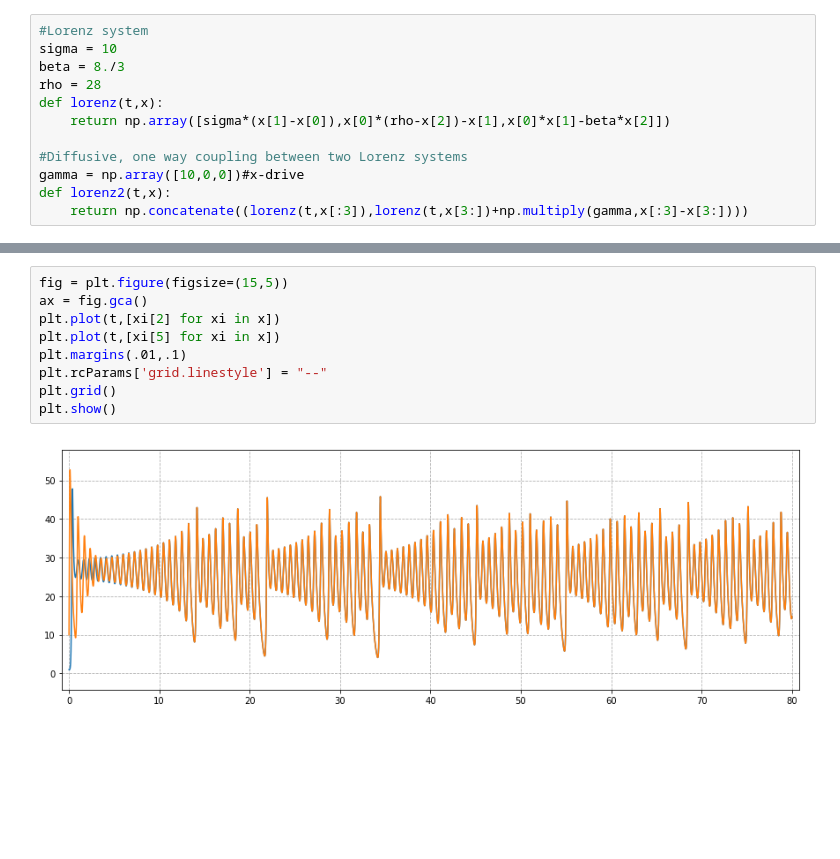
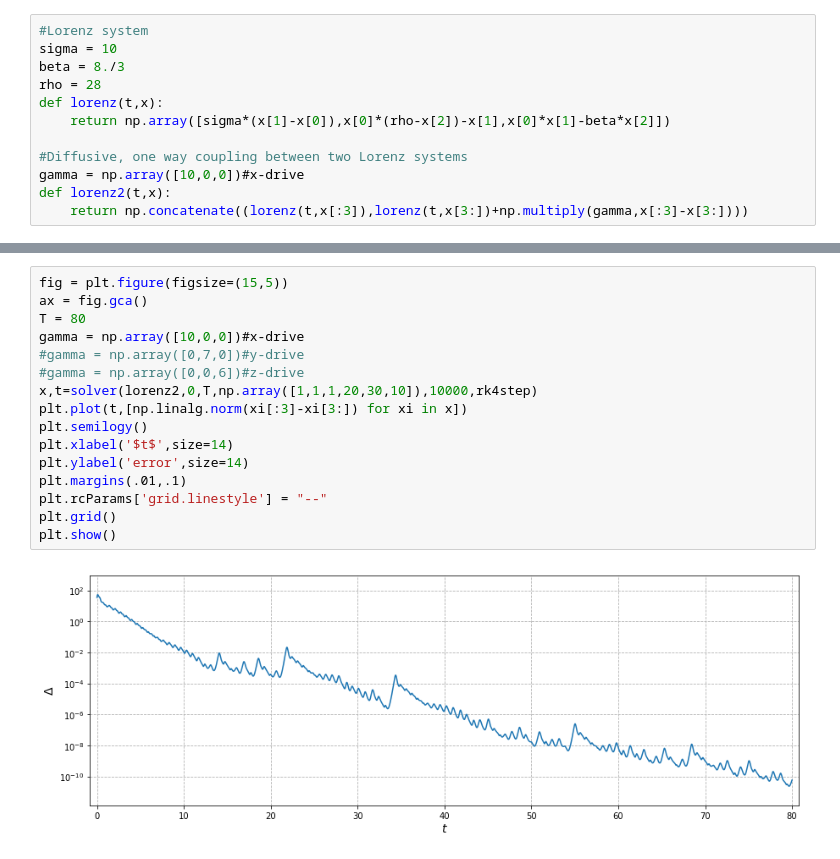
Before and after one commit to Legrandj/power, a Jupyter notebook: sync.ipynb, the cells around one changed output, grey strips where cells are left out. Cells and saved outputs as stored; diff of their text form; blank space fills up the shorter version.

```diff
--- a/sync.ipynb
+++ b/sync.ipynb
@@ -106,11 +113,18 @@ plt.show()
 # %%
 fig = plt.figure(figsize=(15,5))
 ax = fig.gca()
-plt.plot(t,[xi[2] for xi in x])
-plt.plot(t,[xi[5] for xi in x])
+T = 80
+gamma = np.array([10,0,0])#x-drive
+#gamma = np.array([0,7,0])#y-drive
+#gamma = np.array([0,0,6])#z-drive
+x,t=solver(lorenz2,0,T,np.array([1,1,1,20,30,10]),10000,rk4step)
+plt.plot(t,[np.linalg.norm(xi[:3]-xi[3:]) for xi in x])
+plt.semilogy()
+plt.xlabel('$t$',size=14)
+plt.ylabel('error',size=14)
 plt.margins(.01,.1)
 plt.rcParams['grid.linestyle'] = "--"
 plt.grid()
 plt.show()
 # %% [output]
-[figure, old version]
+[figure, new version]
```
Also changed, not shown: parts of 5 cells of this notebook.
